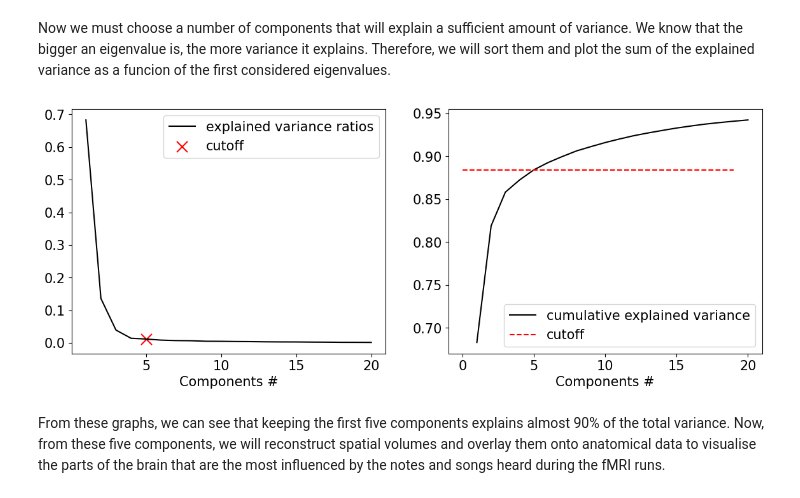
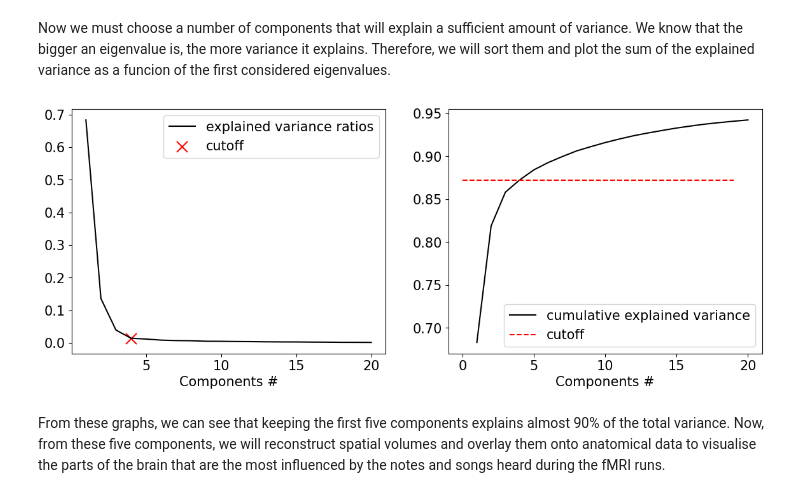
Before and after one commit to AlexisCogne/NSSP_projects, a Jupyter notebook: Final-Notebook_Project-1_Group-AC.ipynb, the cells around one changed output. Drawn from its saved outputs; the diff is of its cells as text; code cells hidden in the pictures.

```diff
--- a/Final-Notebook_Project-1_Group-AC.ipynb
+++ b/Final-Notebook_Project-1_Group-AC.ipynb
@@ -752,23 +762,23 @@ Now we must choose a number of components that will explain a sufficient amount
 # %%
 fig, ax = plt.subplots(1, 2, figsize=(14,5))
 
 ratios = pca.explained_variance_ratio_
 cumulative_ratios = np.cumsum(pca.explained_variance_ratio_)
-nb_clusters = 5
+nb_clusters = 4
 
 ax[0].plot(np.arange(1, len(ratios)+1), ratios, label='explained variance ratios', c='k')
 ax[0].scatter([nb_clusters], [ratios[nb_clusters-1]], [150], marker='x', color='r', label='cutoff')
 ax[1].plot(np.arange(1, len(cumulative_ratios)+1), cumulative_ratios, label='cumulative explained variance', c='k')
 ax[1].hlines(y=cumulative_ratios[nb_clusters-1], xmin=0, xmax=len(ratios)-1, linestyle='--', color='r', label='cutoff')
 
 for k in range(2):
     ax[k].set_xlabel('Components #', size=15)
     ax[k].legend(prop={'size':15})
     ax[k].tick_params(axis='both', which='major', labelsize=15)
 
 fig.savefig(op.join(bids_root, "PCA_varianc_cutoff.png"))
 # %% [output]
-[figure, old version]
+[figure, new version]
 # %% [markdown]
 From these graphs, we can see that keeping the first five components explains almost 90% of the total variance. Now, from these five components, we will reconstruct spatial volumes and overlay them onto anatomical data to visualise the parts of the brain that are the most influenced by the notes and songs heard during the fMRI runs.
 # %%
```
Also changed, not shown: parts of 14 cells of this notebook.
